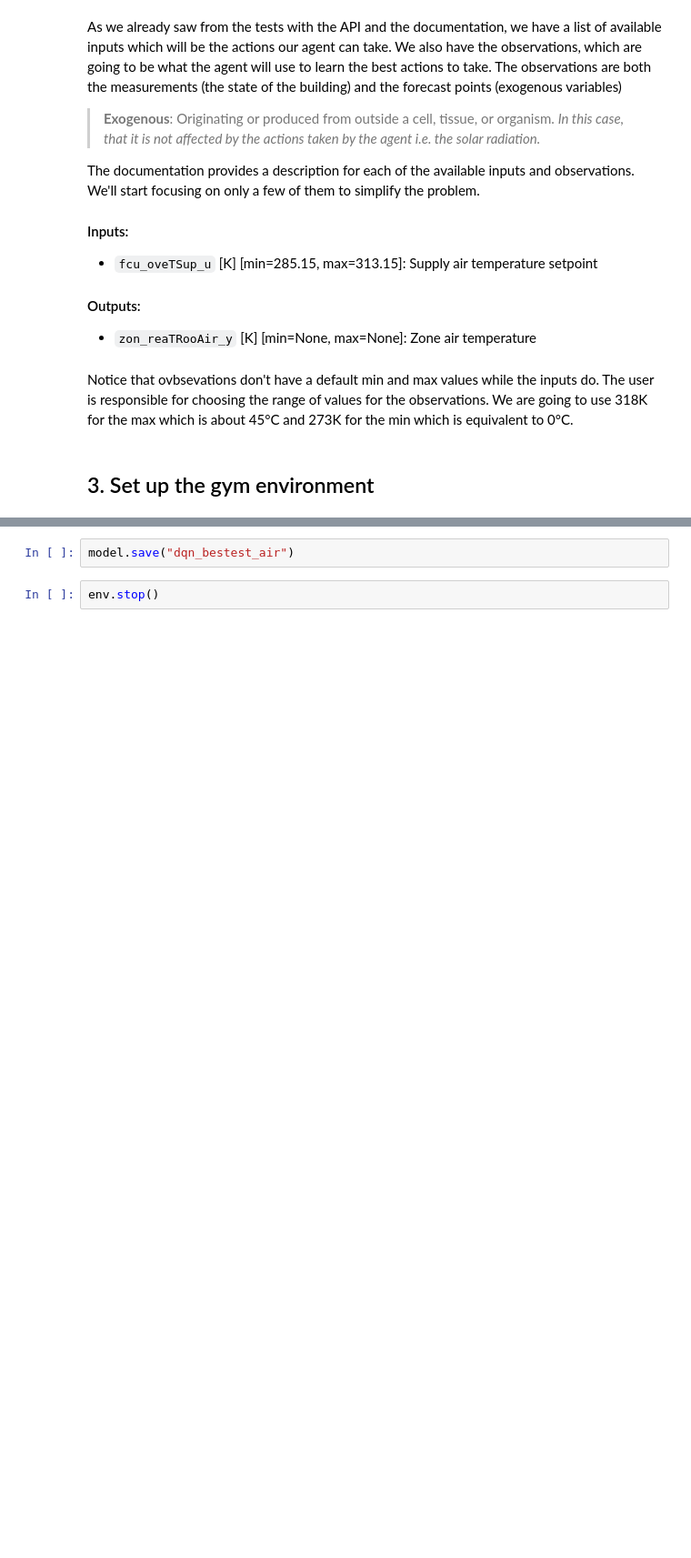
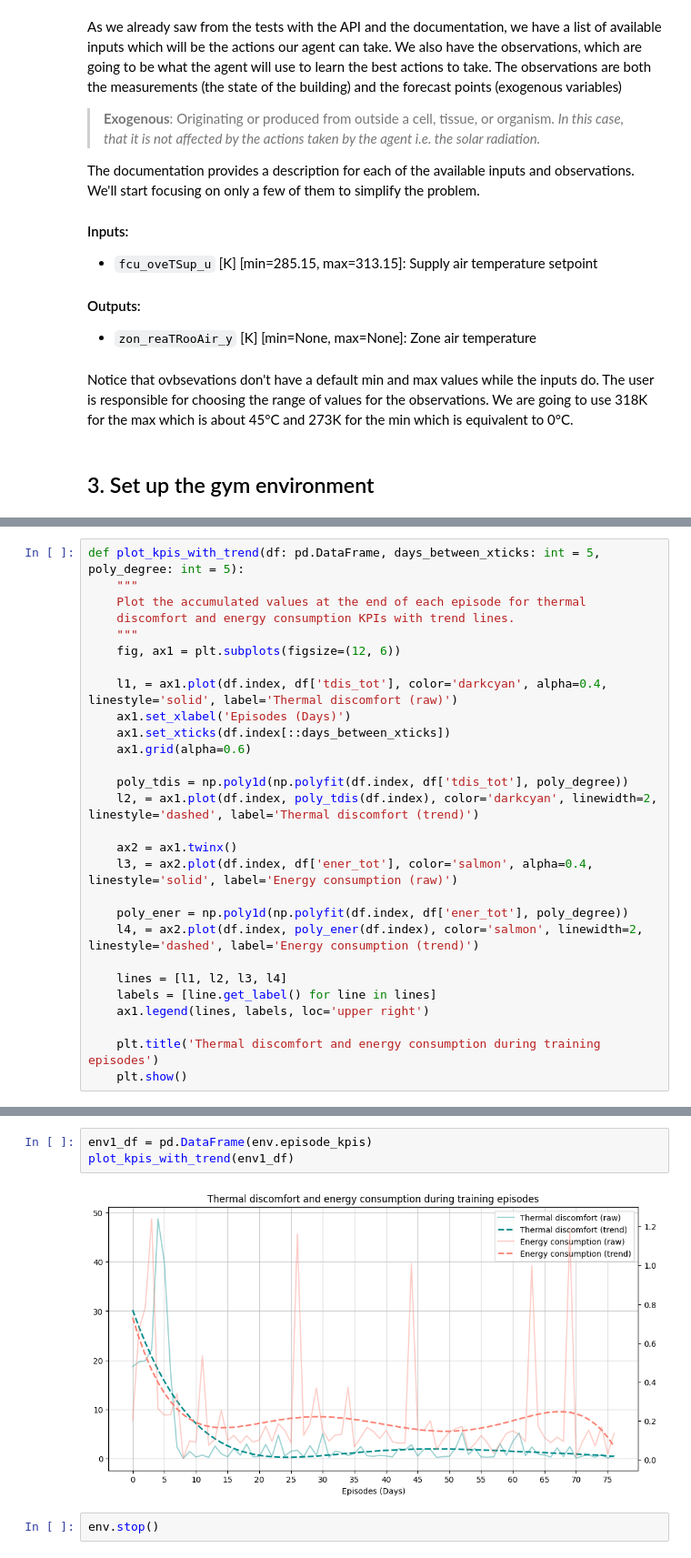
Before and after one commit to FerranAD/boptest-dqn-bestest-air, a Jupyter notebook: main.ipynb, the cells around one changed output, grey strips where cells are left out. Shown: that part at 91% size. Saved outputs shown, nothing was run; the diff lists cells and outputs as text; blank space fills up the shorter version.

```diff
--- a/main.ipynb
+++ b/main.ipynb
@@ -104,0 +121,28 @@ To understand how to define a custom reward function it is useful to look at the
+# %%
+def plot_kpis_with_trend(df: pd.DataFrame, days_between_xticks: int = 5, poly_degree: int = 5):
+    """
+    Plot the accumulated values at the end of each episode for thermal
+    discomfort and energy consumption KPIs with trend lines.
+    """
+    fig, ax1 = plt.subplots(figsize=(12, 6))
+
+    l1, = ax1.plot(df.index, df['tdis_tot'], color='darkcyan', alpha=0.4, linestyle='solid', label='Thermal discomfort (raw)')
+    ax1.set_xlabel('Episodes (Days)')
+    ax1.set_xticks(df.index[::days_between_xticks])
+    ax1.grid(alpha=0.6)
+
+    poly_tdis = np.poly1d(np.polyfit(df.index, df['tdis_tot'], poly_degree))
+    l2, = ax1.plot(df.index, poly_tdis(df.index), color='darkcyan', linewidth=2, linestyle='dashed', label='Thermal discomfort (trend)')
+
+    ax2 = ax1.twinx()
+    l3, = ax2.plot(df.index, df['ener_tot'], color='salmon', alpha=0.4, linestyle='solid', label='Energy consumption (raw)')
+
+    poly_ener = np.poly1d(np.polyfit(df.index, df['ener_tot'], poly_degree))
+    l4, = ax2.plot(df.index, poly_ener(df.index), color='salmon', linewidth=2, linestyle='dashed', label='Energy consumption (trend)')
+
+    lines = [l1, l2, l3, l4]
+    labels = [line.get_label() for line in lines]
+    ax1.legend(lines, labels, loc='upper right')
+
+    plt.title('Thermal discomfort and energy consumption during training episodes')
+    plt.show()
@@ -225,4 +222,7 @@ model.learn(total_timesteps=96 * 4)
-# %%
-model.save("dqn_bestest_air")
+# %%
+env1_df = pd.DataFrame(env.episode_kpis)
+plot_kpis_with_trend(env1_df)
+# %% [output]
+[figure, added]
 # %%
 env.stop()
```
Also changed, not shown: parts of 29 cells of this notebook.
